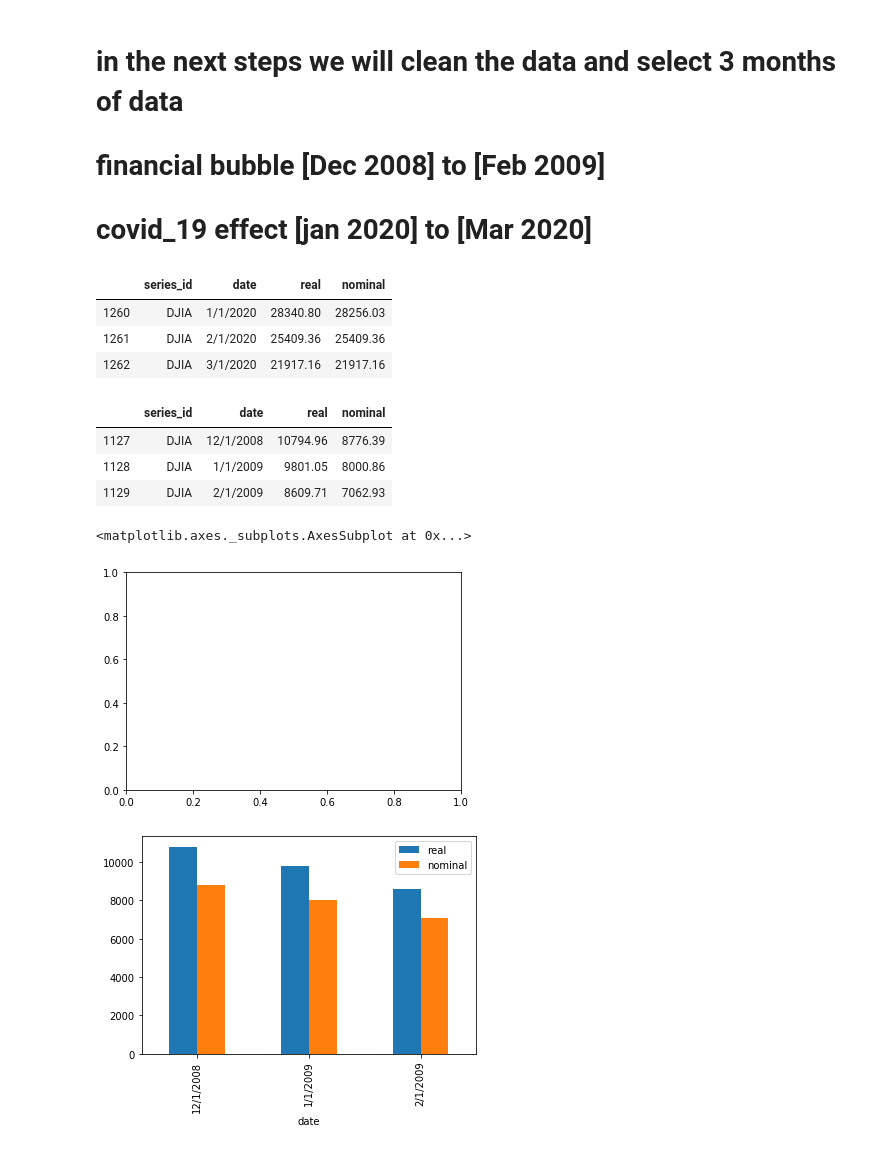
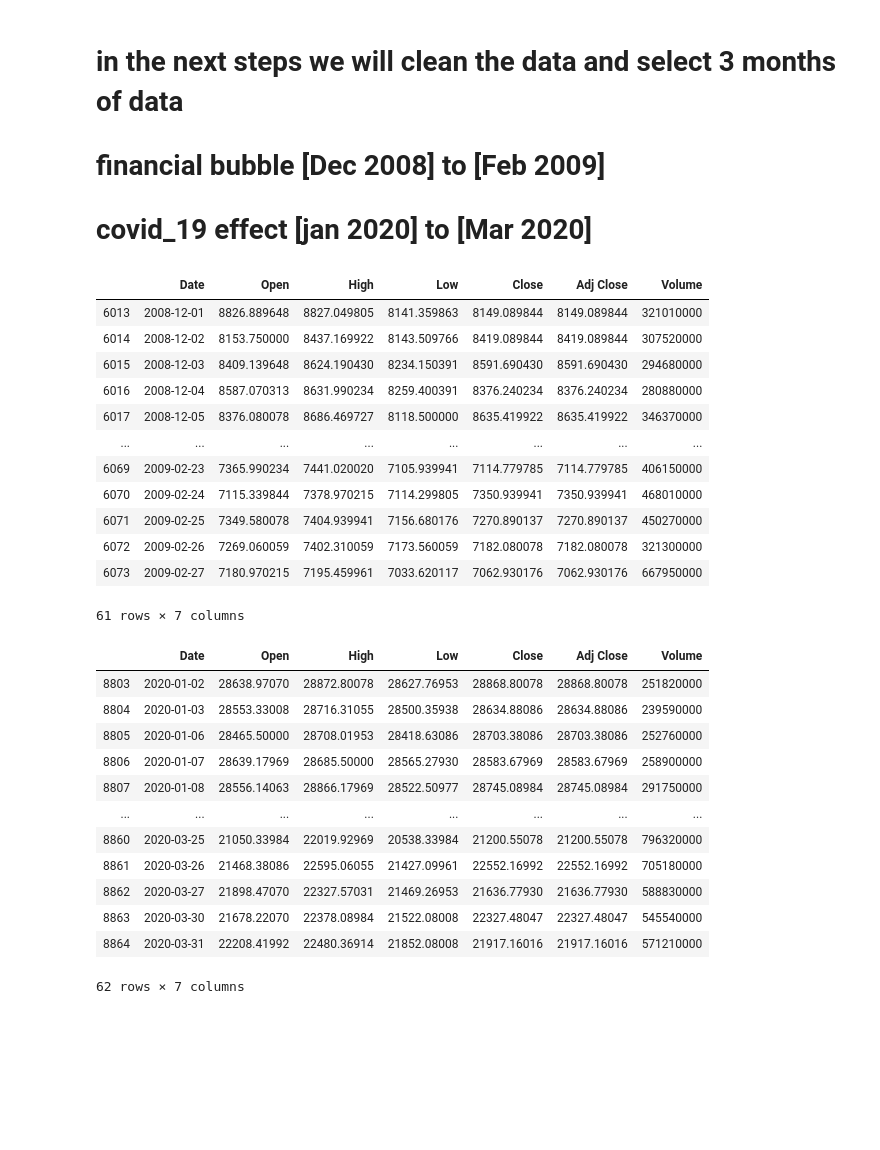
Before and after one commit to NachoKingP/Project1-2020, a Jupyter notebook: stockdataload.ipynb, the cells around one changed output. Saved outputs shown, nothing was run; the diff lists cells and outputs as text; code cells hidden in the pictures; blank space fills up the shorter version.

```diff
--- a/stockdataload.ipynb
+++ b/stockdataload.ipynb
@@ -20,31 +31,47 @@ C:\Users\ahmad\OneDrive\Desktop\Project1-2020
 # in the next steps we will clean the data and select 3 months of data
 # financial bubble [Dec 2008] to [Feb 2009]
 # covid_19 effect [jan 2020] to [Mar 2020]
-# %%
-# droping any null values and filter information for Date above
-df_stocktrend = df_stocktrend.dropna()
-# we need only the rows where Date Dec2008 to Feb2009 and Jan2020 to mar2020
-df_finance = df_stocktrend.loc[df_stocktrend['date'].isin(['12/1/2008','1/1/2009','2/1/2009'])]
-df_finance
-df_covid = df_stocktrend.loc[df_stocktrend['date'].isin(['1/1/2020','2/1/2020','3/1/2020'])]
-df_covid
-# %% [output]
-|  | series_id | date | real | nominal |
-| 1260 | DJIA | 1/1/2020 | 28340.80 | 28256.03 |
-| 1261 | DJIA | 2/1/2020 | 25409.36 | 25409.36 |
-| 1262 | DJIA | 3/1/2020 | 21917.16 | 21917.16 |
-# %%
-df_finance
-# %% [output]
-|  | series_id | date | real | nominal |
-| 1127 | DJIA | 12/1/2008 | 10794.96 | 8776.39 |
-| 1128 | DJIA | 1/1/2009 | 9801.05 | 8000.86 |
-| 1129 | DJIA | 2/1/2009 | 8609.71 | 7062.93 |
-# %%
-# create the plot that show us the percentage of lost in both period of time
-plt.subplot()
-df_finance.plot(kind="bar")
-# %% [output]
-<matplotlib.axes._subplots.AxesSubplot at 0x...>
-[figure, removed]
-[figure, removed]
+# %%
+start_date = '12/01/2008'
+end_date = '2/27/2009'
+after_start_date = df_stocktrend["Date"] >= start_date
+before_end_date = df_stocktrend["Date"] <= end_date
+between_two_dates = after_start_date & before_end_date
+df_finance = df_stocktrend.loc[between_two_dates]
+df_finance
+# %% [output]
+|  | Date | Open | High | Low | Close | Adj Close | Volume |
+| 6013 | 2008-12-01 | 8826.889648 | 8827.049805 | 8141.359863 | 8149.089844 | 8149.089844 | 321010000 |
+| 6014 | 2008-12-02 | 8153.750000 | 8437.169922 | 8143.509766 | 8419.089844 | 8419.089844 | 307520000 |
+| 6015 | 2008-12-03 | 8409.139648 | 8624.190430 | 8234.150391 | 8591.690430 | 8591.690430 | 294680000 |
+| 6016 | 2008-12-04 | 8587.070313 | 8631.990234 | 8259.400391 | 8376.240234 | 8376.240234 | 280880000 |
+| 6017 | 2008-12-05 | 8376.080078 | 8686.469727 | 8118.500000 | 8635.419922 | 8635.419922 | 346370000 |
+| ... | ... | ... | ... | ... | ... | ... | ... |
+| 6069 | 2009-02-23 | 7365.990234 | 7441.020020 | 7105.939941 | 7114.779785 | 7114.779785 | 406150000 |
+| 6070 | 2009-02-24 | 7115.339844 | 7378.970215 | 7114.299805 | 7350.939941 | 7350.939941 | 468010000 |
+| 6071 | 2009-02-25 | 7349.580078 | 7404.939941 | 7156.680176 | 7270.890137 | 7270.890137 | 450270000 |
+| 6072 | 2009-02-26 | 7269.060059 | 7402.310059 | 7173.560059 | 7182.080078 | 7182.080078 | 321300000 |
+| 6073 | 2009-02-27 | 7180.970215 | 7195.459961 | 7033.620117 | 7062.930176 | 7062.930176 | 667950000 |
+61 rows × 7 columns
+# %%
+start_date = '01/01/2020'
+end_date = '03/31/2020'
+after_start_date = df_stocktrend["Date"] >= start_date
+before_end_date = df_stocktrend["Date"] <= end_date
+between_two_dates = after_start_date & before_end_date
+df_covid = df_stocktrend.loc[between_two_dates]
+df_covid
+# %% [output]
+|  | Date | Open | High | Low | Close | Adj Close | Volume |
+| 8803 | 2020-01-02 | 28638.97070 | 28872.80078 | 28627.76953 | 28868.80078 | 28868.80078 | 251820000 |
+| 8804 | 2020-01-03 | 28553.33008 | 28716.31055 | 28500.35938 | 28634.88086 | 28634.88086 | 239590000 |
+| 8805 | 2020-01-06 | 28465.50000 | 28708.01953 | 28418.63086 | 28703.38086 | 28703.38086 | 252760000 |
+| 8806 | 2020-01-07 | 28639.17969 | 28685.50000 | 28565.27930 | 28583.67969 | 28583.67969 | 258900000 |
+| 8807 | 2020-01-08 | 28556.14063 | 28866.17969 | 28522.50977 | 28745.08984 | 28745.08984 | 291750000 |
+| ... | ... | ... | ... | ... | ... | ... | ... |
+| 8860 | 2020-03-25 | 21050.33984 | 22019.92969 | 20538.33984 | 21200.55078 | 21200.55078 | 796320000 |
+| 8861 | 2020-03-26 | 21468.38086 | 22595.06055 | 21427.09961 | 22552.16992 | 22552.16992 | 705180000 |
+| 8862 | 2020-03-27 | 21898.47070 | 22327.57031 | 21469.26953 | 21636.77930 | 21636.77930 | 588830000 |
+| 8863 | 2020-03-30 | 21678.22070 | 22378.08984 | 21522.08008 | 22327.48047 | 22327.48047 | 545540000 |
+| 8864 | 2020-03-31 | 22208.41992 | 22480.36914 | 21852.08008 | 21917.16016 | 21917.16016 | 571210000 |
+62 rows × 7 columns
```
Also changed, not shown: parts of 5 cells of this notebook, 2 other files.
